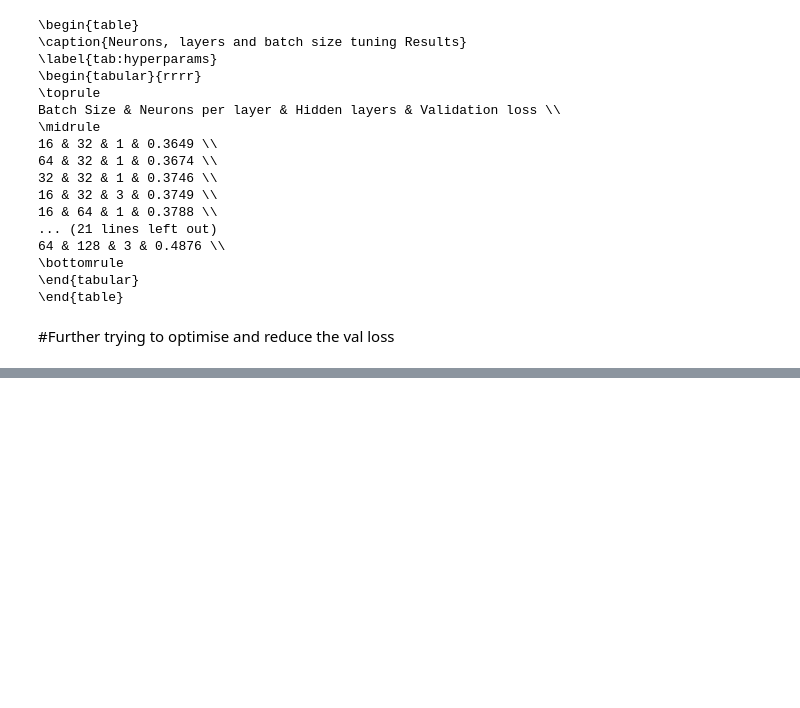
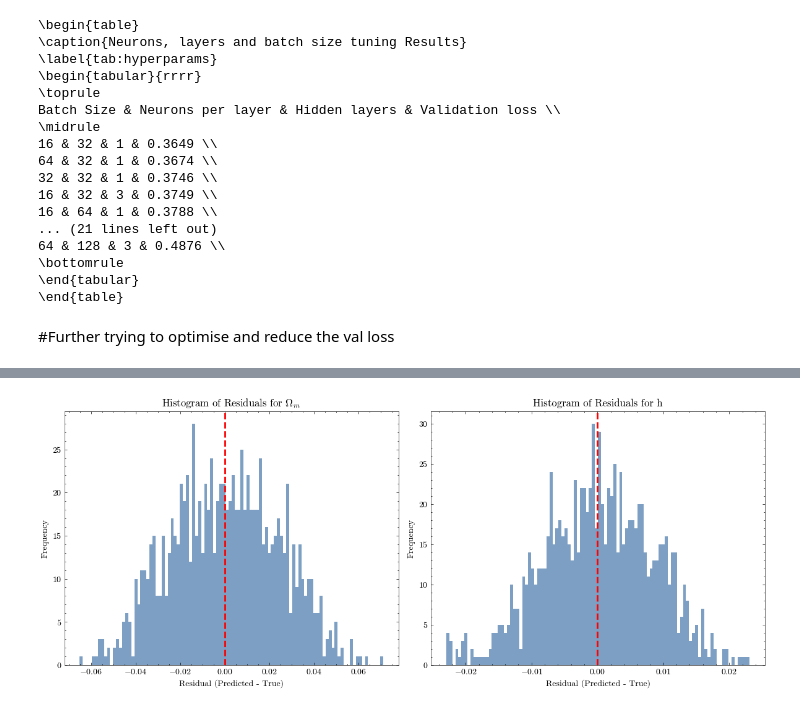
Before and after one commit to josephasal/cosmo_inference, a Jupyter notebook: neural_network/nn_training.ipynb, the cells around one changed output, grey strips where cells are left out. Cells and saved outputs as stored; diff of their text form; code cells hidden in the pictures; blank space fills up the shorter version.

```diff
--- a/neural_network/nn_training.ipynb
+++ b/neural_network/nn_training.ipynb
@@ -448,0 +654,30 @@ Batch Size & Neurons per layer & Hidden layers & Validation loss \\
+# %%
+#plotting the residuals as a historgram thing
+
+
+#calculating residuals
+residuals_omega_m = mean_sim_predictions[:, 0] - Y_test[:, 0]
+residuals_h = mean_sim_predictions[:, 1] - Y_test[:, 1]
+
+#omega residuals
+plt.figure(figsize=(12, 5))
+
+plt.subplot(1, 2, 1)
+plt.hist(residuals_omega_m, bins=100, color='#4477AA', alpha=0.7, edgecolor='none')
+plt.axvline(0, color='red', linestyle='--', linewidth=2)
+plt.xlabel("Residual (Predicted - True)")
+plt.ylabel("Frequency")
+plt.title("Histogram of Residuals for $\Omega_m$")
+
+#h residuals
+plt.subplot(1, 2, 2)
+plt.hist(residuals_h, bins=100, color='#4477AA', alpha=0.7, edgecolor='none')
+plt.axvline(0, color='red', linestyle='--', linewidth=2)
+plt.xlabel("Residual (Predicted - True)")
+plt.ylabel("Frequency")
+plt.title("Histogram of Residuals for h")
+
+plt.tight_layout()
+plt.show()
+# %% [output]
+[figure, added]
```
Also changed, not shown: parts of 9 cells of this notebook.
